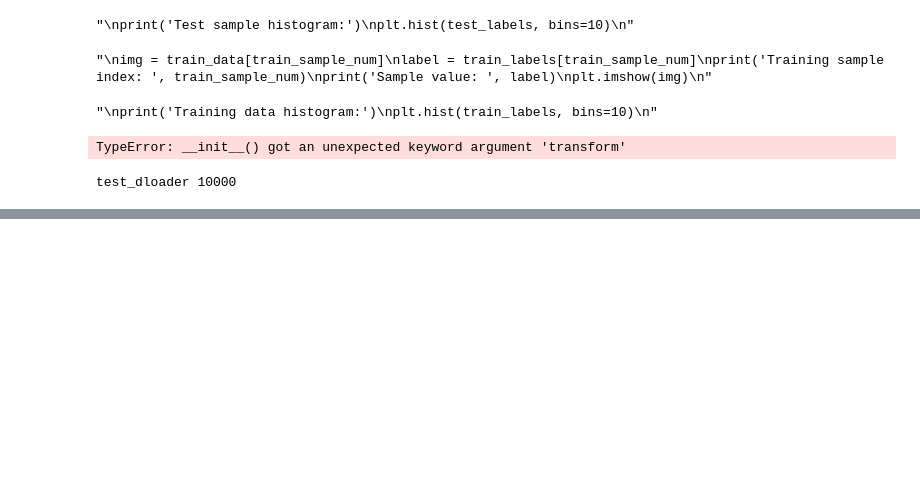
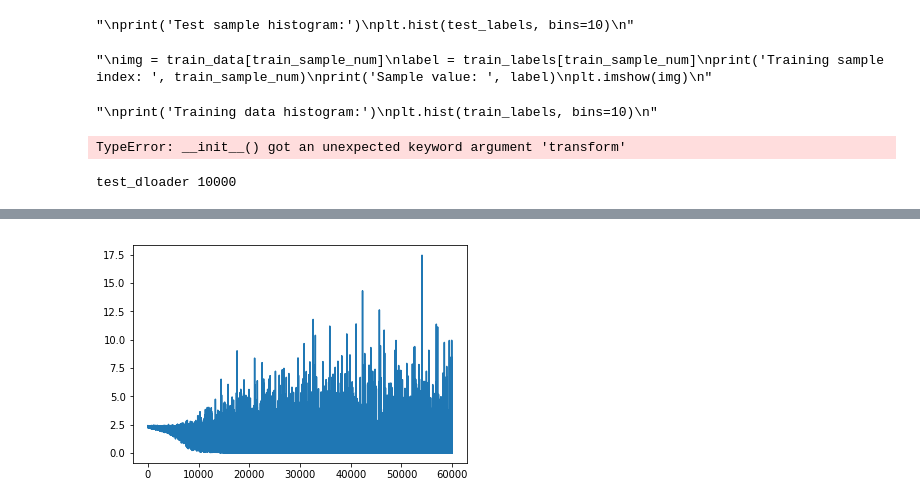
Before and after one commit to rmicallef/bfpytorch_dead, a Jupyter notebook: MNIST-federated.ipynb, the cells around one changed output, grey strips where cells are left out. Cells and saved outputs as stored; diff of their text form; code cells hidden in the pictures; blank space fills up the shorter version.

Commit message:
With basic training plots

```diff
--- a/MNIST-federated.ipynb
+++ b/MNIST-federated.ipynb
@@ -252,12 +252,12 @@ model = MLPNet()
 
 learning_rate = 0.0003
 momentum = 0.5
-num_epochs = 2
+num_epochs = 1
 
 optimizer = torch.optim.SGD(model.parameters(), lr=learning_rate, momentum=momentum)
 criterion = nn.CrossEntropyLoss()
 
-#print(enumerate(train_dloader))
+train_loss_history = []
 
 for epoch in range(num_epochs):
     avg_loss = 0
@@ -265,28 +265,21 @@ for epoch in range(num_epochs):
     # train
     for batch_idx, (x, target) in enumerate(train_dloader):
         optimizer.zero_grad()
-
-        #if (batch_idx+1) % 100 == 0 or (batch_idx+1) == len(train_dloader):
-        #    print("batch_idx:", batch_idx)
-        #print("shape of x:", x.shape, type(x))
-        #print(x[0])
-        #print("shape of target:", target.shape, type(target))
-
-        # TODO try without the next line
-        #x, target = Variable(x), Variable(target)
-
         out = model(x)
         loss = criterion(out, target)
+        train_loss_history.append(loss.item())
         avg_loss = avg_loss * 0.99 + loss.item() * 0.01
         loss.backward()
         optimizer.step()
-        if (batch_idx+1) % 500 == 0 or (batch_idx+1) == len(train_dloader):
+
+        if (batch_idx+1) % 2000 == 0 or (batch_idx+1) == len(train_dloader):
             print ('==>>> epoch: {}, batch index: {}, train loss: {:.6f}'.format(
                 epoch, batch_idx+1, avg_loss))
 
 
 
-# ADD PLOTTING
+
+
 
 # ADD TESTING AFTER TRAINING
 # %% [output]
@@ -293,0 +303 @@ NameError: name 'MLPNet' is not defined
+[figure, added]
```
Also changed, not shown: parts of 5 cells of this notebook.
